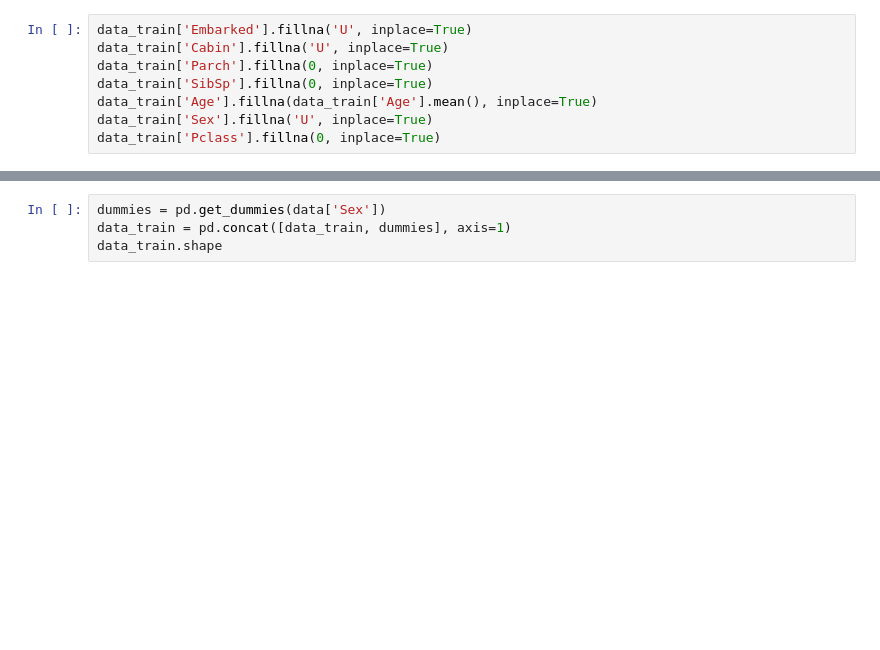
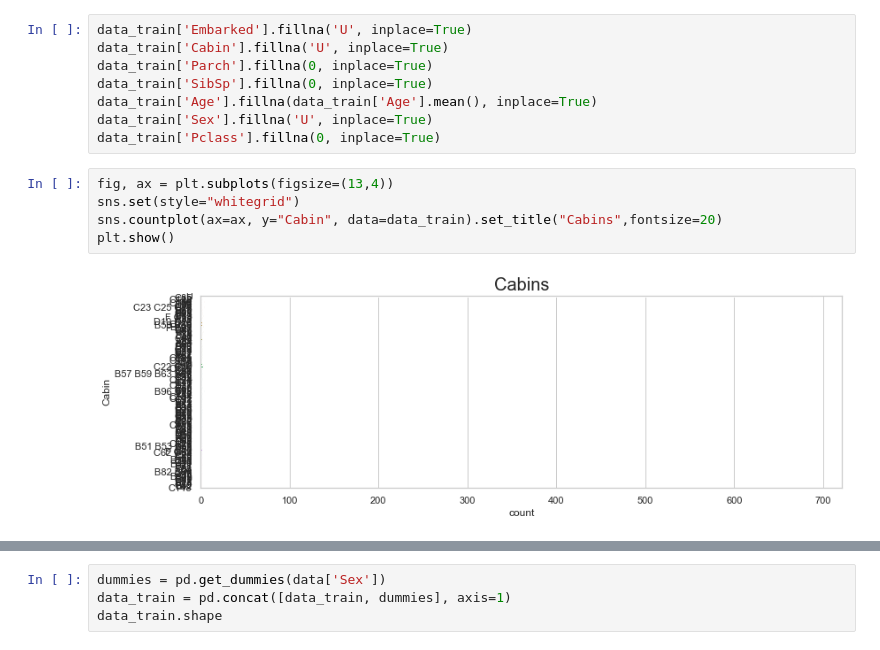
Before and after one commit to prerit2010/titanicSurvivalPrediction, a Jupyter notebook: model.ipynb, the cells around one changed output, grey strips where cells are left out. Drawn from its saved outputs; the diff is of its cells as text; blank space fills up the shorter version.

Commit message:
some plots

```diff
--- a/model.ipynb
+++ b/model.ipynb
@@ -27,3 +29,10 @@ data_train['SibSp'].fillna(0, inplace=True)
 data_train['Age'].fillna(data_train['Age'].mean(), inplace=True)
 data_train['Sex'].fillna('U', inplace=True)
 data_train['Pclass'].fillna(0, inplace=True)
+# %%
+fig, ax = plt.subplots(figsize=(13,4))
+sns.set(style="whitegrid")
+sns.countplot(ax=ax, y="Cabin", data=data_train).set_title("Cabins",fontsize=20)
+plt.show()
+# %% [output]
+[figure, added]
```
Also changed, not shown: parts of 10 cells of this notebook.
